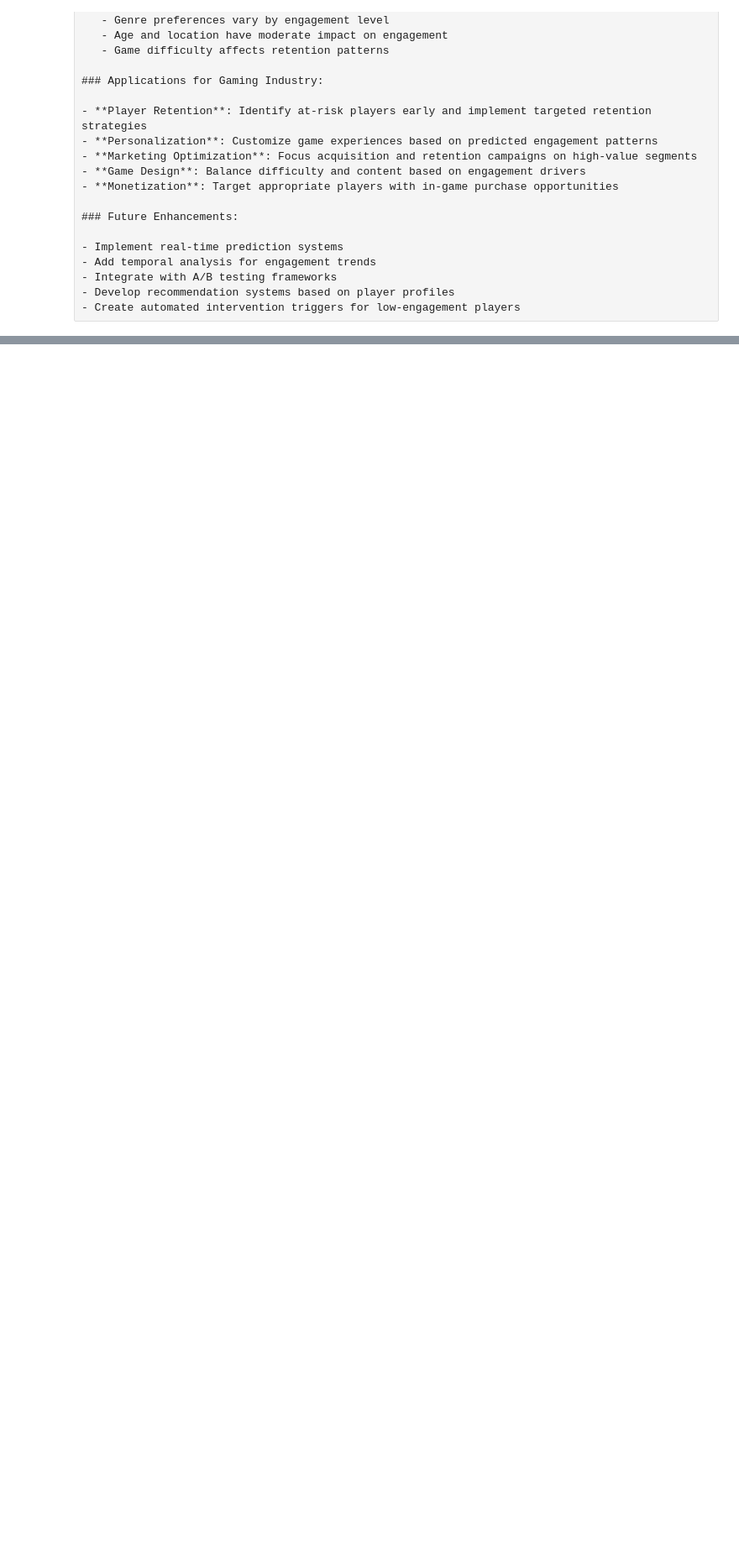
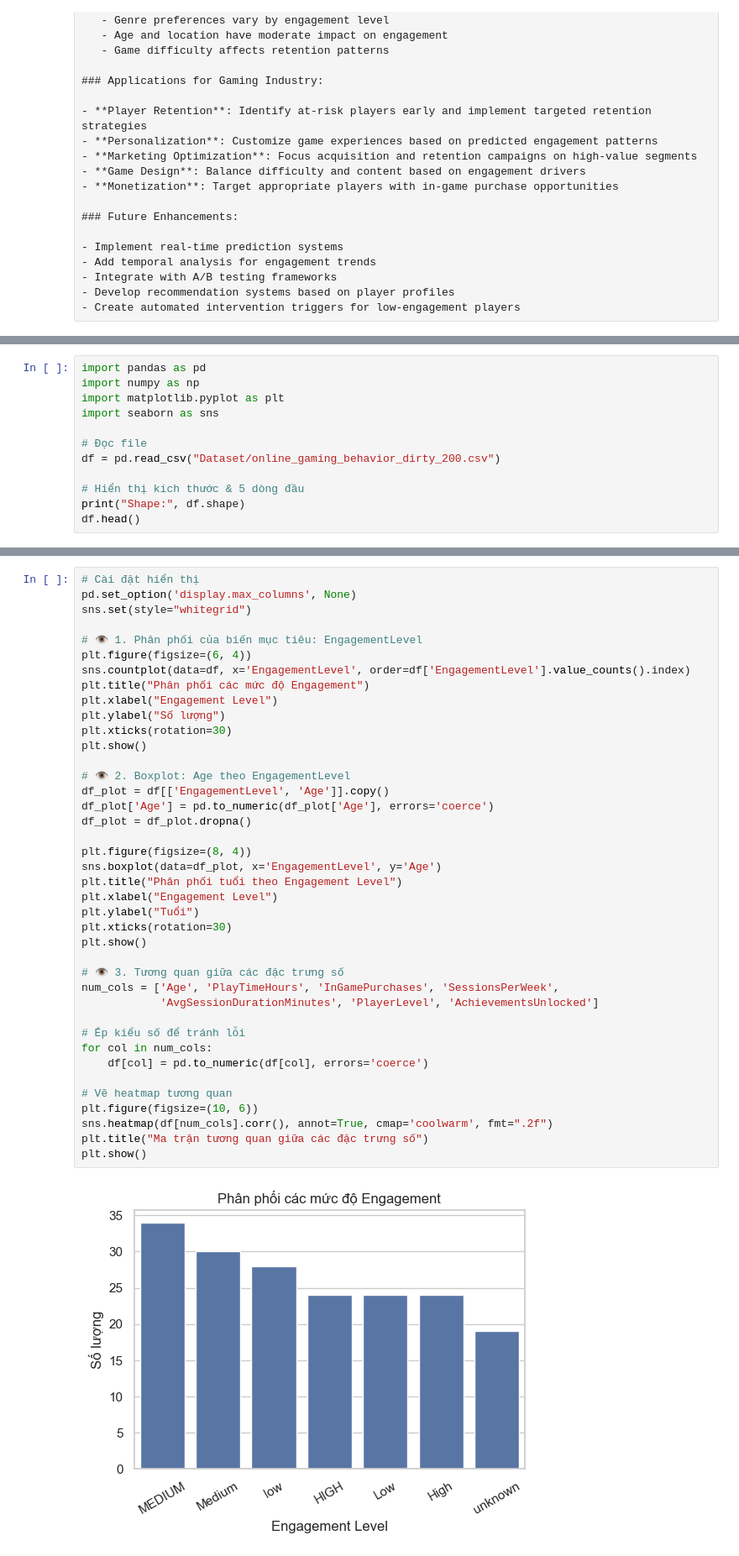
Before and after one commit to AnKoCare/DAV_Project, a Jupyter notebook: gaming_behavior_analysis.ipynb, the cells around one changed output, grey strips where cells are left out. Shown at 84% size. Saved outputs shown, nothing was run; the diff lists cells and outputs as text; blank space fills up the shorter version.

Commit message:
Add project files for Predict Online Gaming Behavior

```diff
--- a/gaming_behavior_analysis.ipynb
+++ b/gaming_behavior_analysis.ipynb
@@ -659,0 +689,12 @@ Engagement Probabilities:
+# %%
+import pandas as pd
+import numpy as np
+import matplotlib.pyplot as plt
+import seaborn as sns
+
+# Đọc file
+df = pd.read_csv("Dataset/online_gaming_behavior_dirty_200.csv")
+
+# Hiển thị kích thước & 5 dòng đầu
+print("Shape:", df.shape)
+df.head()
@@ -659,0 +709,42 @@ Engagement Probabilities:
+# %%
+# Cài đặt hiển thị
+pd.set_option('display.max_columns', None)
+sns.set(style="whitegrid")
+
+# 👁️ 1. Phân phối của biến mục tiêu: EngagementLevel
+plt.figure(figsize=(6, 4))
+sns.countplot(data=df, x='EngagementLevel', order=df['EngagementLevel'].value_counts().index)
+plt.title("Phân phối các mức độ Engagement")
+plt.xlabel("Engagement Level")
+plt.ylabel("Số lượng")
+plt.xticks(rotation=30)
+plt.show()
+
+# 👁️ 2. Boxplot: Age theo EngagementLevel
+df_plot = df[['EngagementLevel', 'Age']].copy()
+df_plot['Age'] = pd.to_numeric(df_plot['Age'], errors='coerce')
+df_plot = df_plot.dropna()
+
+plt.figure(figsize=(8, 4))
+sns.boxplot(data=df_plot, x='EngagementLevel', y='Age')
+plt.title("Phân phối tuổi theo Engagement Level")
+plt.xlabel("Engagement Level")
+plt.ylabel("Tuổi")
+plt.xticks(rotation=30)
+plt.show()
+
+# 👁️ 3. Tương quan giữa các đặc trưng số
+num_cols = ['Age', 'PlayTimeHours', 'InGamePurchases', 'SessionsPerWeek',
+            'AvgSessionDurationMinutes', 'PlayerLevel', 'AchievementsUnlocked']
+
+# Ép kiểu số để tránh lỗi
+for col in num_cols:
+    df[col] = pd.to_numeric(df[col], errors='coerce')
+
+# Vẽ heatmap tương quan
+plt.figure(figsize=(10, 6))
+sns.heatmap(df[num_cols].corr(), annot=True, cmap='coolwarm', fmt=".2f")
+plt.title("Ma trận tương quan giữa các đặc trưng số")
+plt.show()
+# %% [output]
+[figure, added]
```
Also changed, not shown: parts of 17 cells of this notebook, 2 other files.
